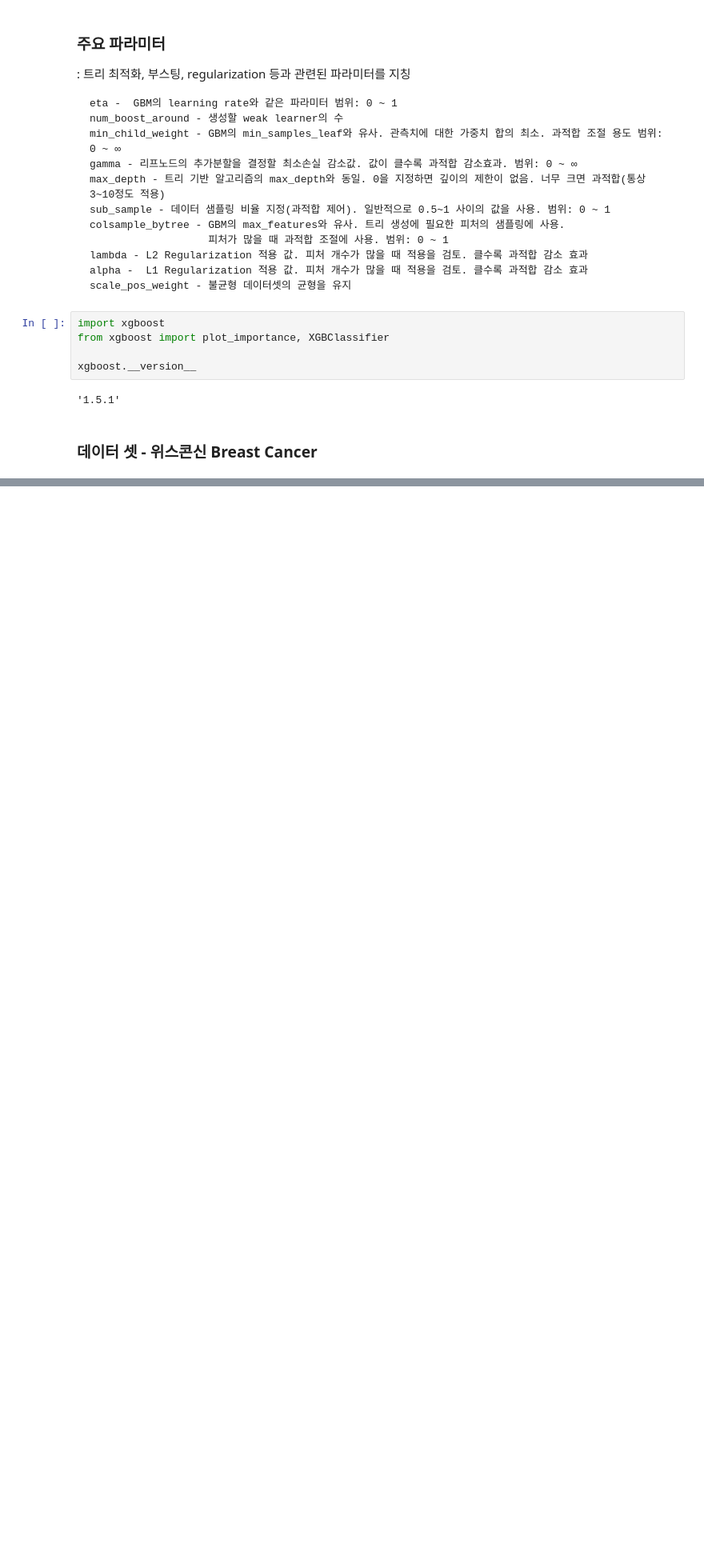
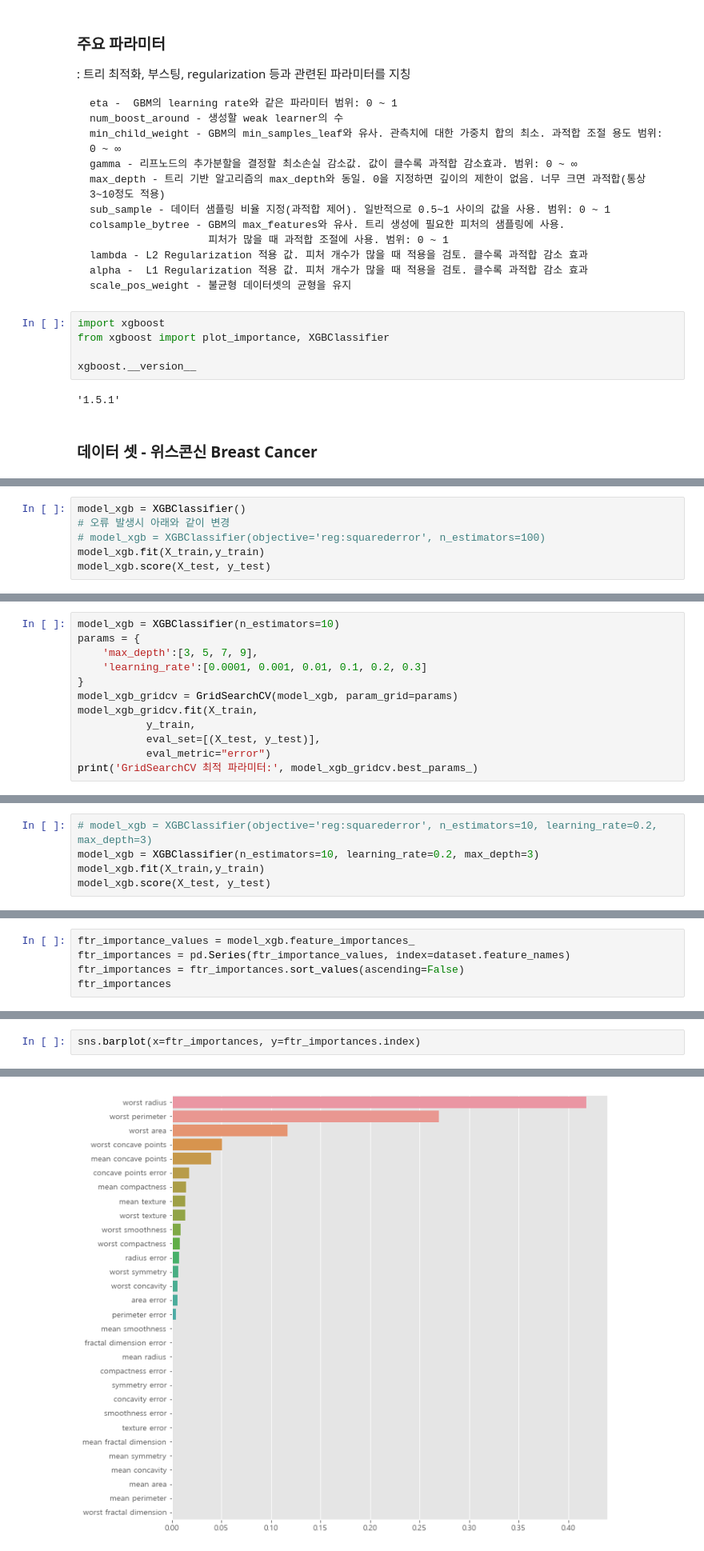
Before and after one commit to parkdonghwan97/T-Academy, a Jupyter notebook: ML/ML_배깅,부스팅.ipynb, the cells around one changed output, grey strips where cells are left out. Shown at 80% size. Saved outputs shown, nothing was run; the diff lists cells and outputs as text; blank space fills up the shorter version.

```diff
--- a/ML/ML_배깅,부스팅.ipynb
+++ b/ML/ML_배깅,부스팅.ipynb
@@ -371,0 +418,6 @@ print(X_train.shape , X_test.shape)
+# %%
+model_xgb = XGBClassifier()
+# 오류 발생시 아래와 같이 변경
+# model_xgb = XGBClassifier(objective='reg:squarederror', n_estimators=100)
+model_xgb.fit(X_train,y_train)
+model_xgb.score(X_test, y_test)
@@ -371,0 +444,12 @@ print(X_train.shape , X_test.shape)
+# %%
+model_xgb = XGBClassifier(n_estimators=10)
+params = {
+    'max_depth':[3, 5, 7, 9],
+    'learning_rate':[0.0001, 0.001, 0.01, 0.1, 0.2, 0.3]
+}
+model_xgb_gridcv = GridSearchCV(model_xgb, param_grid=params)
+model_xgb_gridcv.fit(X_train,
+           y_train,
+           eval_set=[(X_test, y_test)],
+           eval_metric="error")
+print('GridSearchCV 최적 파라미터:', model_xgb_gridcv.best_params_)
@@ -371,0 +662,5 @@ print(X_train.shape , X_test.shape)
+# %%
+# model_xgb = XGBClassifier(objective='reg:squarederror', n_estimators=10, learning_rate=0.2, max_depth=3)
+model_xgb = XGBClassifier(n_estimators=10, learning_rate=0.2, max_depth=3)
+model_xgb.fit(X_train,y_train)
+model_xgb.score(X_test, y_test)
@@ -371,0 +670,5 @@ print(X_train.shape , X_test.shape)
+# %%
+ftr_importance_values = model_xgb.feature_importances_
+ftr_importances = pd.Series(ftr_importance_values, index=dataset.feature_names)
+ftr_importances = ftr_importances.sort_values(ascending=False)
+ftr_importances
@@ -371,0 +693,3 @@ print(X_train.shape , X_test.shape)
+# %%
+sns.barplot(x=ftr_importances, y=ftr_importances.index)
+# %% [output]
@@ -371,0 +697 @@ print(X_train.shape , X_test.shape)
+[figure, added]
```
Also changed, not shown: parts of 15 cells of this notebook.
